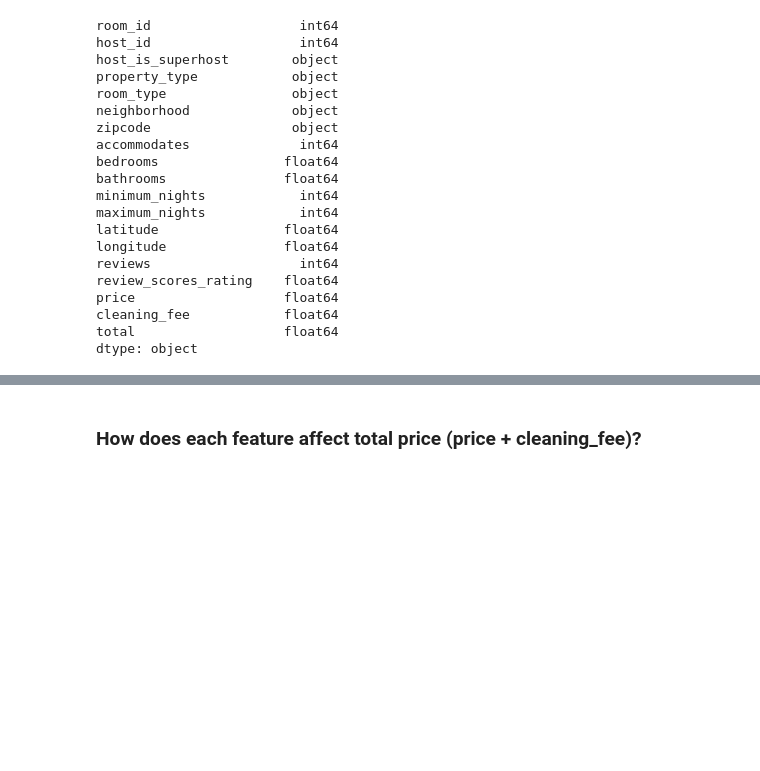
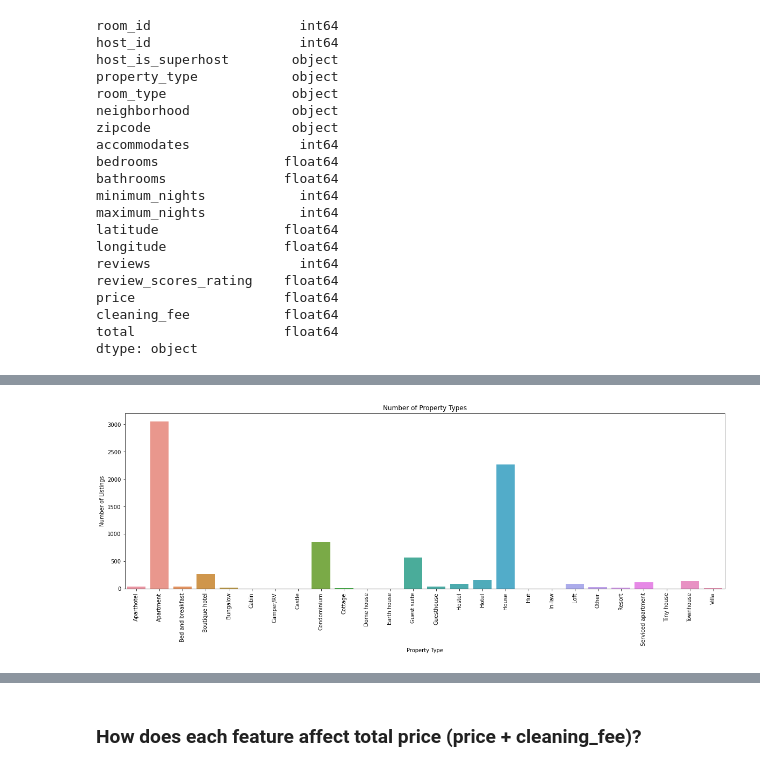
Before and after one commit to rustiri/final_group_airbnb, a Jupyter notebook: SF_Airbnb_EDA.ipynb, the cells around one changed output, grey strips where cells are left out. Cells and saved outputs as stored; diff of their text form; code cells hidden in the pictures; blank space fills up the shorter version.

```diff
--- a/SF_Airbnb_EDA.ipynb
+++ b/SF_Airbnb_EDA.ipynb
@@ -518,0 +564,4 @@ airbnb_db_df.to_csv("Resources/cleaned_airbnb_dataset2.csv", index=False)
+# %%
+# get the number of property types and create a dataframe
+property_type_count_df = pd.DataFrame(airbnb_db_df.groupby(["property_type"]).count()["room_id"])
+property_type_count_df
@@ -519,2 +587,14 @@ airbnb_db_df.to_csv("Resources/cleaned_airbnb_dataset2.csv", index=False)
+# %%
+plt.figure(figsize=(20, 6))
+sns.barplot(property_type_count_df.index, property_type_count_df["room_id"])
+# neighborhood_count_df.plot.bar(figsize=(20,6))
+plt.title("Number of Property Types")
+plt.xticks(rotation=90)
+plt.xlabel("Property Type")
+plt.ylabel("Number of Listings")
+
+plt.show()
+# %% [output]
+[figure, added]
 # %%
 # create copy of dataframe for EDA, making room_id the index
```
Also changed, not shown: parts of 24 cells of this notebook, 1 other file.
